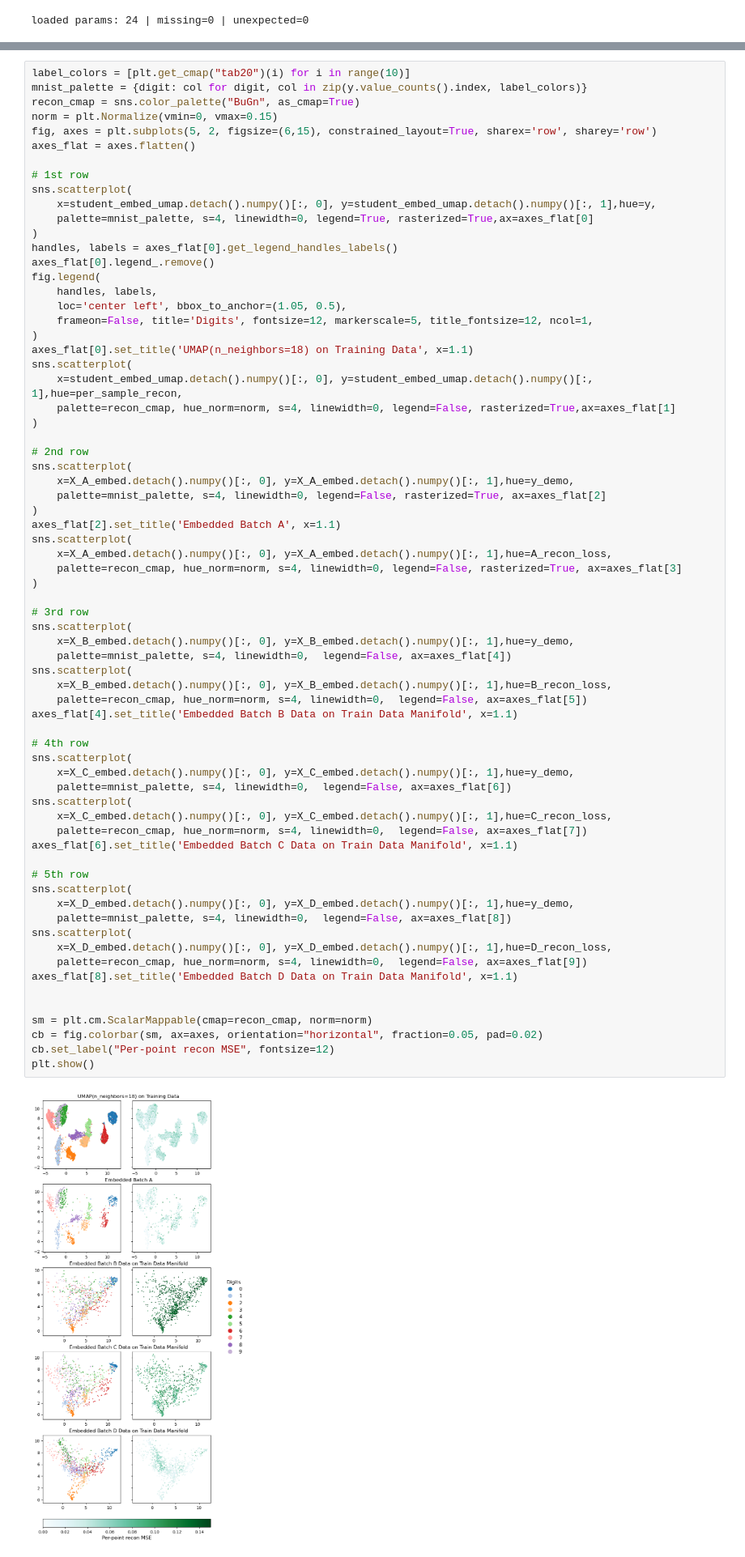
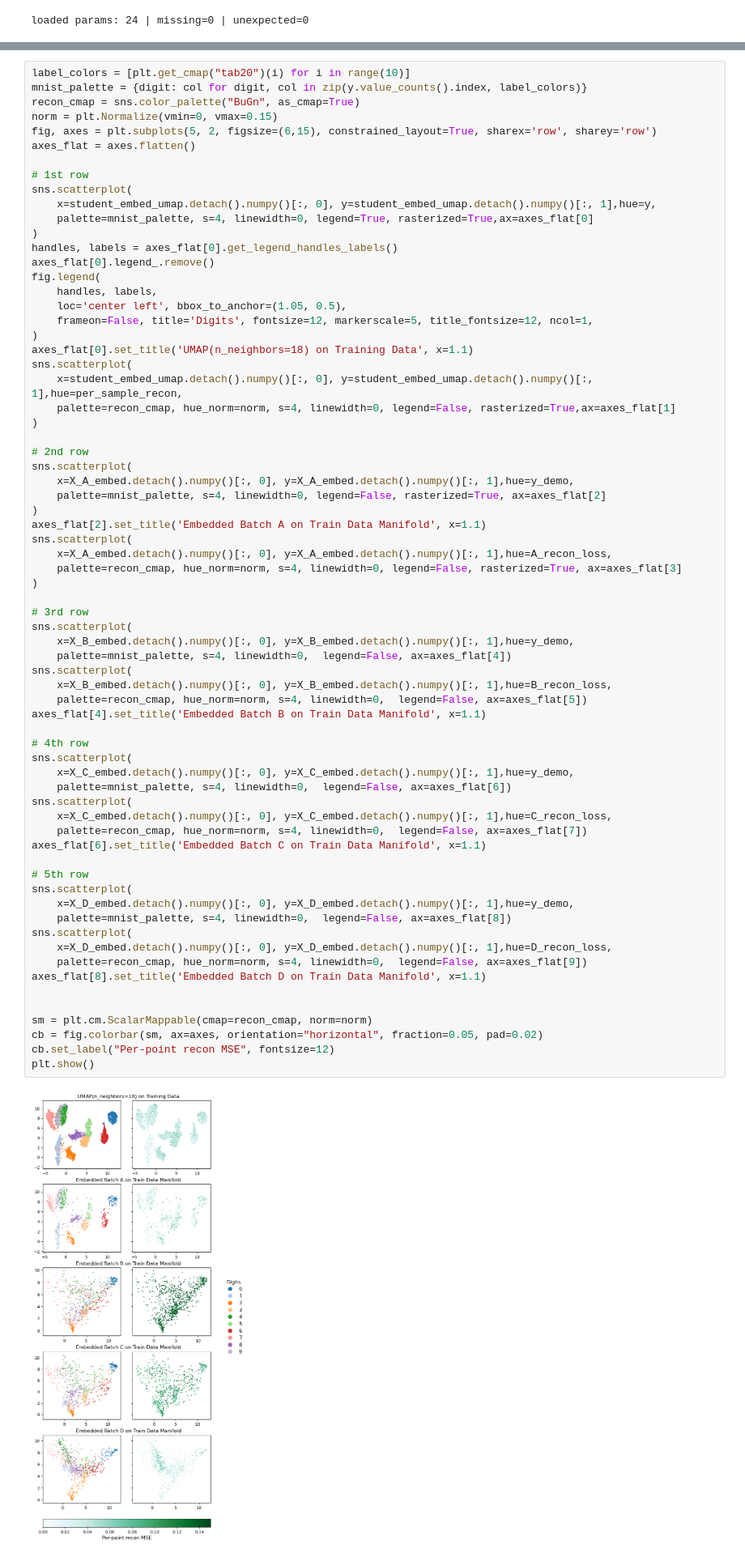
Before and after one commit to DataSlingers/MEDAL, a Jupyter notebook: notebooks/batch_embed.ipynb, the cells around one changed output, grey strips where cells are left out. Shown at 81% size. Cells and saved outputs as stored; diff of their text form.

```diff
--- a/notebooks/batch_embed.ipynb
+++ b/notebooks/batch_embed.ipynb
@@ -331,7 +331,7 @@ sns.scatterplot(
     x=X_A_embed.detach().numpy()[:, 0], y=X_A_embed.detach().numpy()[:, 1],hue=y_demo,
     palette=mnist_palette, s=4, linewidth=0, legend=False, rasterized=True, ax=axes_flat[2]
 )
-axes_flat[2].set_title('Embedded Batch A', x=1.1)
+axes_flat[2].set_title('Embedded Batch A on Train Data Manifold', x=1.1)
 sns.scatterplot(
     x=X_A_embed.detach().numpy()[:, 0], y=X_A_embed.detach().numpy()[:, 1],hue=A_recon_loss,
     palette=recon_cmap, hue_norm=norm, s=4, linewidth=0, legend=False, rasterized=True, ax=axes_flat[3]
@@ -340,34 +340,34 @@ sns.scatterplot(
 # 3rd row
 sns.scatterplot(
     x=X_B_embed.detach().numpy()[:, 0], y=X_B_embed.detach().numpy()[:, 1],hue=y_demo,
     palette=mnist_palette, s=4, linewidth=0,  legend=False, ax=axes_flat[4])
 sns.scatterplot(
     x=X_B_embed.detach().numpy()[:, 0], y=X_B_embed.detach().numpy()[:, 1],hue=B_recon_loss,
     palette=recon_cmap, hue_norm=norm, s=4, linewidth=0,  legend=False, ax=axes_flat[5])
-axes_flat[4].set_title('Embedded Batch B Data on Train Data Manifold', x=1.1)
+axes_flat[4].set_title('Embedded Batch B on Train Data Manifold', x=1.1)
 
 # 4th row
 sns.scatterplot(
     x=X_C_embed.detach().numpy()[:, 0], y=X_C_embed.detach().numpy()[:, 1],hue=y_demo,
     palette=mnist_palette, s=4, linewidth=0,  legend=False, ax=axes_flat[6])
 sns.scatterplot(
     x=X_C_embed.detach().numpy()[:, 0], y=X_C_embed.detach().numpy()[:, 1],hue=C_recon_loss,
     palette=recon_cmap, hue_norm=norm, s=4, linewidth=0,  legend=False, ax=axes_flat[7])
-axes_flat[6].set_title('Embedded Batch C Data on Train Data Manifold', x=1.1)
+axes_flat[6].set_title('Embedded Batch C on Train Data Manifold', x=1.1)
 
 # 5th row
 sns.scatterplot(
     x=X_D_embed.detach().numpy()[:, 0], y=X_D_embed.detach().numpy()[:, 1],hue=y_demo,
     palette=mnist_palette, s=4, linewidth=0,  legend=False, ax=axes_flat[8])
 sns.scatterplot(
     x=X_D_embed.detach().numpy()[:, 0], y=X_D_embed.detach().numpy()[:, 1],hue=D_recon_loss,
     palette=recon_cmap, hue_norm=norm, s=4, linewidth=0,  legend=False, ax=axes_flat[9])
-axes_flat[8].set_title('Embedded Batch D Data on Train Data Manifold', x=1.1)
+axes_flat[8].set_title('Embedded Batch D on Train Data Manifold', x=1.1)
 
 
 sm = plt.cm.ScalarMappable(cmap=recon_cmap, norm=norm)
 cb = fig.colorbar(sm, ax=axes, orientation="horizontal", fraction=0.05, pad=0.02)
 cb.set_label("Per-point recon MSE", fontsize=12)
 plt.show()
 # %% [output]
-[figure, old version]
+[figure, new version]
```
Also changed, not shown: parts of 3 cells of this notebook.
